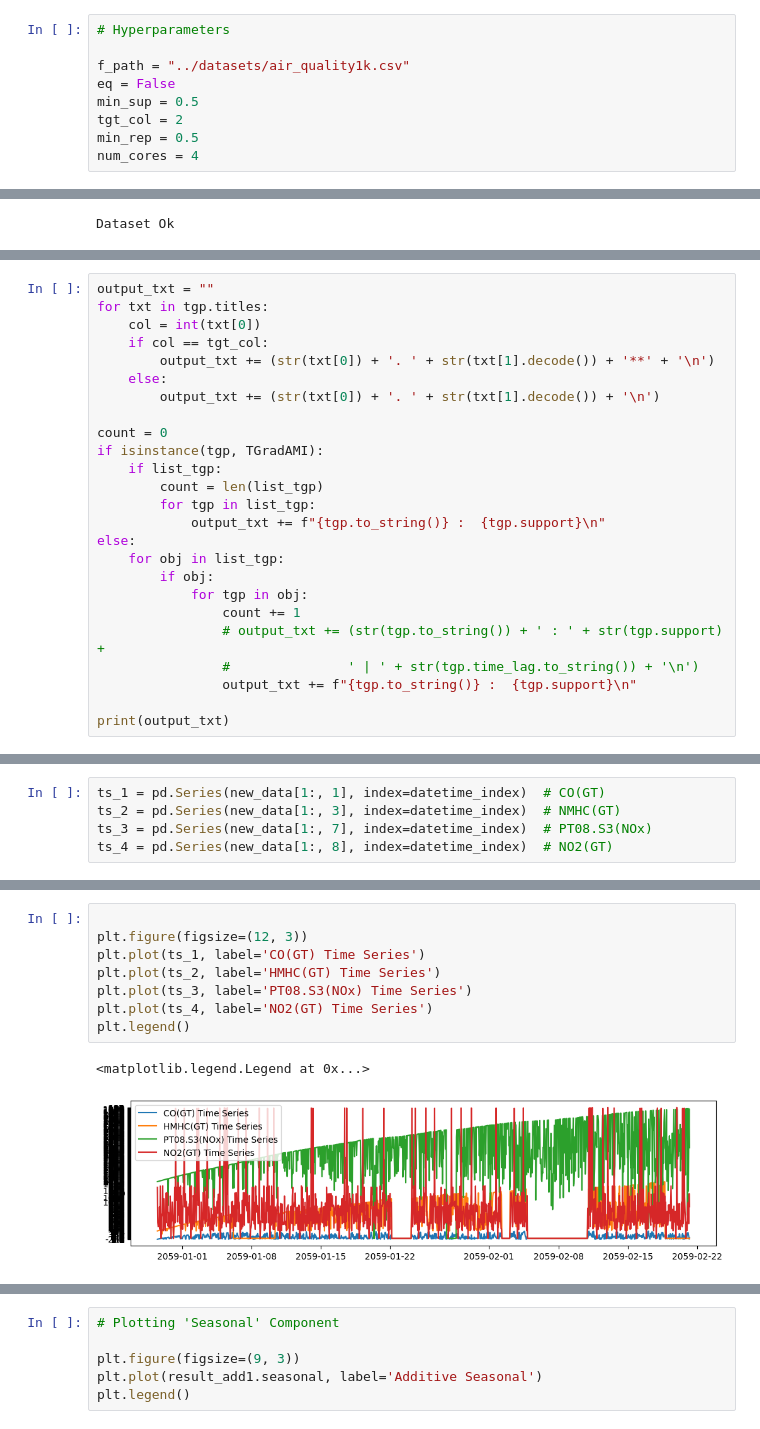
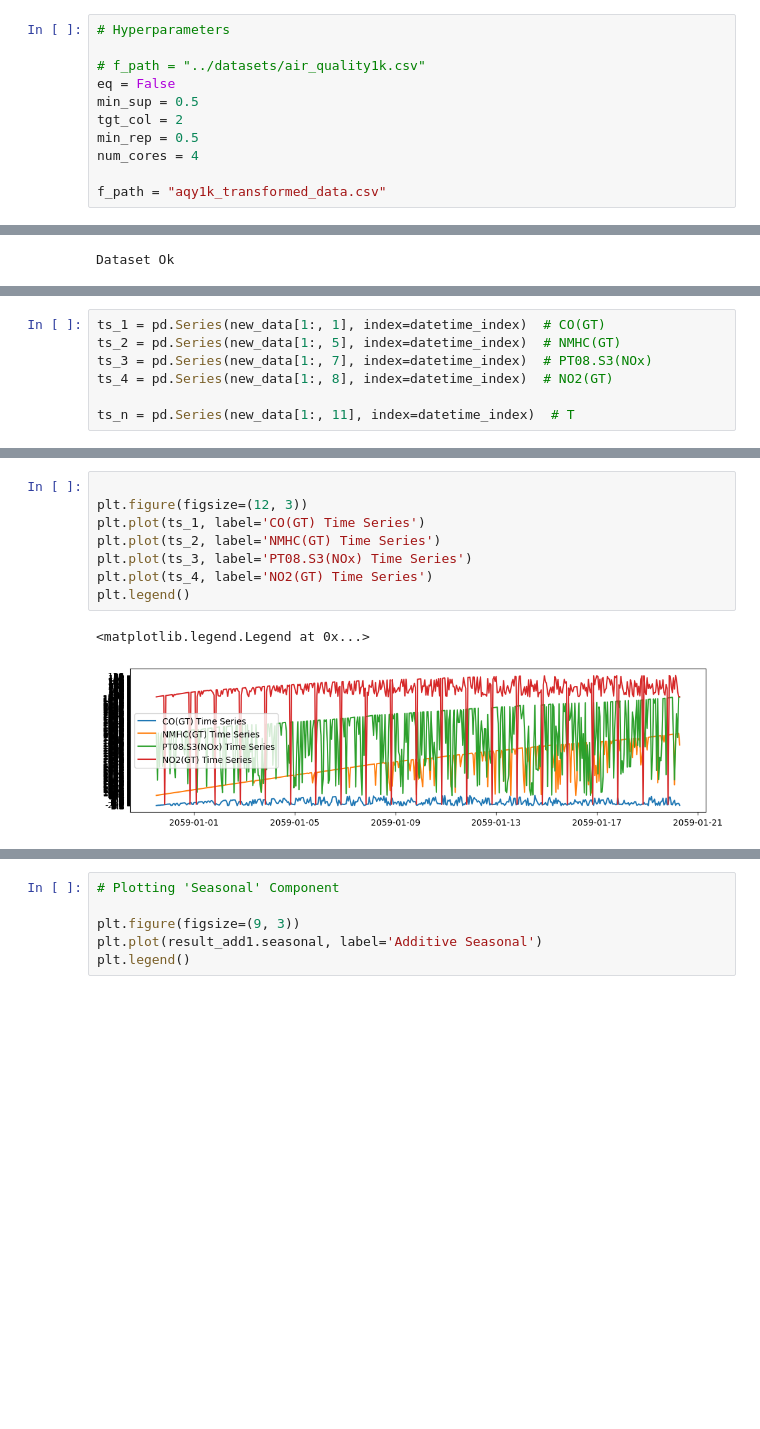
Before and after one commit to owuordickson/t-graank, a Jupyter notebook: analysis/timeseries_analysis.ipynb, the cells around one changed output, grey strips where cells are left out. Cells and saved outputs as stored; diff of their text form; blank space fills up the shorter version.

```diff
--- a/analysis/timeseries_analysis.ipynb
+++ b/analysis/timeseries_analysis.ipynb
@@ -57,12 +61,14 @@ from TemporalGP.TGP.t_graank import TGrad
 # %%
 # Hyperparameters
 
-f_path = "../datasets/air_quality1k.csv"
+# f_path = "../datasets/air_quality1k.csv"
 eq = False
 min_sup = 0.5
 tgt_col = 2
 min_rep = 0.5
 num_cores = 4
+
+f_path = "aqy1k_transformed_data.csv"
 # %%
 data = pd.read_csv(f_path)
 data.head()
@@ -83,25 +86,0 @@ list_tgp = []  #tgp.discover_tgp(parallel=True)
-# %%
-output_txt = ""
-for txt in tgp.titles:
-    col = int(txt[0])
-    if col == tgt_col:
-        output_txt += (str(txt[0]) + '. ' + str(txt[1].decode()) + '**' + '\n')
-    else:
-        output_txt += (str(txt[0]) + '. ' + str(txt[1].decode()) + '\n')
-
-count = 0
-if isinstance(tgp, TGradAMI):
-    if list_tgp:
-        count = len(list_tgp)
-        for tgp in list_tgp:
-            output_txt += f"{tgp.to_string()} :  {tgp.support}\n"
-else:
-    for obj in list_tgp:
-        if obj:
-            for tgp in obj:
-                count += 1
-                # output_txt += (str(tgp.to_string()) + ' : ' + str(tgp.support) +
-                #               ' | ' + str(tgp.time_lag.to_string()) + '\n')
-                output_txt += f"{tgp.to_string()} :  {tgp.support}\n"
-
-print(output_txt)
@@ -190,5 +122,7 @@ DatetimeIndex(['2058-12-29 12:00:00', '2058-12-29 13:00:00',
 # %%
 ts_1 = pd.Series(new_data[1:, 1], index=datetime_index)  # CO(GT)
-ts_2 = pd.Series(new_data[1:, 3], index=datetime_index)  # NMHC(GT)
+ts_2 = pd.Series(new_data[1:, 5], index=datetime_index)  # NMHC(GT)
 ts_3 = pd.Series(new_data[1:, 7], index=datetime_index)  # PT08.S3(NOx)
 ts_4 = pd.Series(new_data[1:, 8], index=datetime_index)  # NO2(GT)
+
+ts_n = pd.Series(new_data[1:, 11], index=datetime_index)  # T
@@ -195,14 +160,14 @@ ts_4 = pd.Series(new_data[1:, 8], index=datetime_index)  # NO2(GT)
 # %%
 
 plt.figure(figsize=(12, 3))
 plt.plot(ts_1, label='CO(GT) Time Series')
-plt.plot(ts_2, label='HMHC(GT) Time Series')
+plt.plot(ts_2, label='NMHC(GT) Time Series')
 plt.plot(ts_3, label='PT08.S3(NOx) Time Series')
 plt.plot(ts_4, label='NO2(GT) Time Series')
 plt.legend()
 # %% [output]
 <matplotlib.legend.Legend at 0x...>
-[figure, old version]
+[figure, new version]
 # %%
 # Decompose time-series
 result_add1 = seasonal_decompose(ts_1, model='additive')
```
Also changed, not shown: parts of 18 cells of this notebook, 7 other files.
